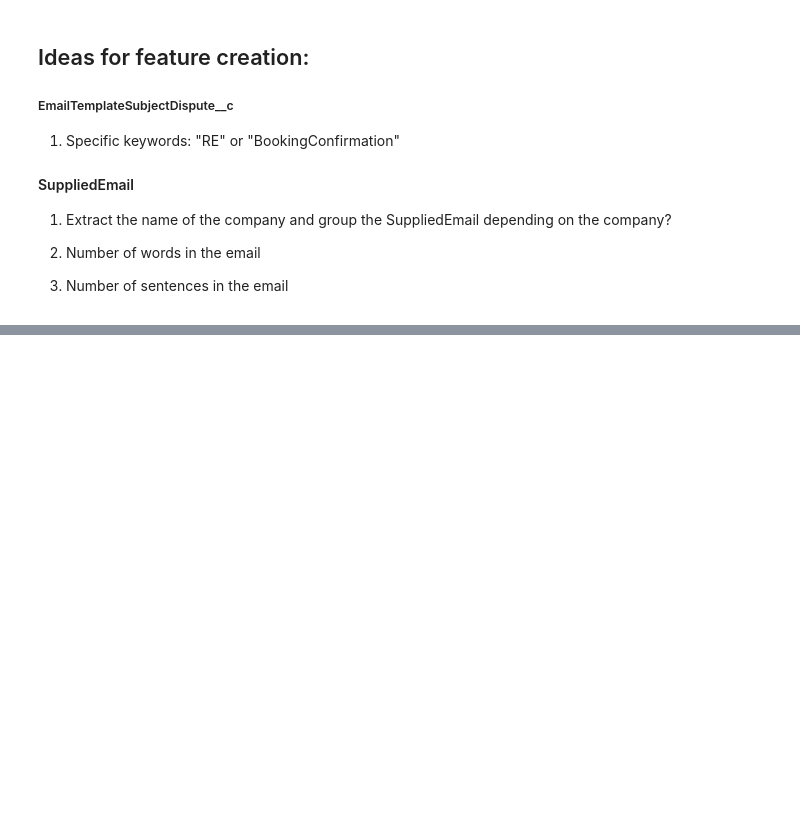
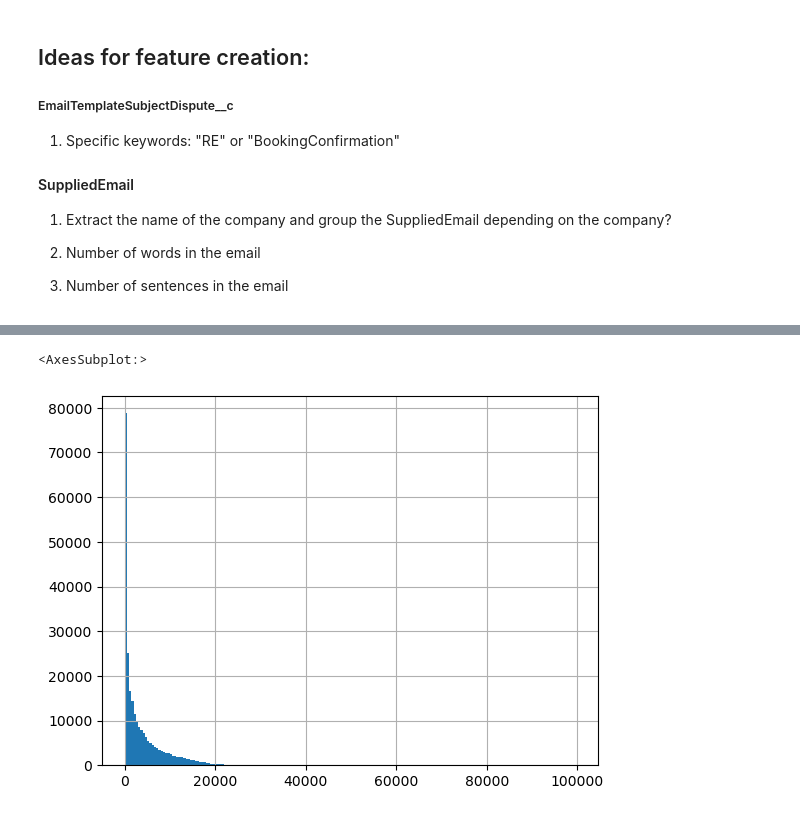
Before and after one commit to victor-radermecker/No-Action-Email-Prediction-Model, a Jupyter notebook: src/data_cleaning.ipynb, the cells around one changed output, grey strips where cells are left out. Cells and saved outputs as stored; diff of their text form; code cells hidden in the pictures; blank space fills up the shorter version.

```diff
--- a/src/data_cleaning.ipynb
+++ b/src/data_cleaning.ipynb
@@ -121,3 +120,7 @@ df.to_csv('/Users/victor/Documents/Confidential Dataset/ML_NOAC_NOVA_Extraction_
 
 1. Number of words in the email
 2. Number of sentences in the email
+# %%
+# Check the beautiful soup cleaning
+df_clean = pd.read_csv('/Users/victor/Documents/Confidential Dataset/ML_NOAC_NOVA_Extraction_Cleaned.csv')
+df_clean.head()
@@ -123,0 +143,4 @@ df.to_csv('/Users/victor/Documents/Confidential Dataset/ML_NOAC_NOVA_Extraction_
+# %%
+# remove the last
+df_clean = df_clean.replace(r'\n\n',' ', regex=True)
+df_clean = df_clean.replace(r'\t\t',' ', regex=True)
@@ -123,0 +189,5 @@ df.to_csv('/Users/victor/Documents/Confidential Dataset/ML_NOAC_NOVA_Extraction_
+# %%
+df_clean["LastIncomingEmailContent"].str.len().hist(bins=200)
+# %% [output]
+<AxesSubplot:>
+[figure, added]
```
Also changed, not shown: parts of 42 cells of this notebook, 3 other files.
